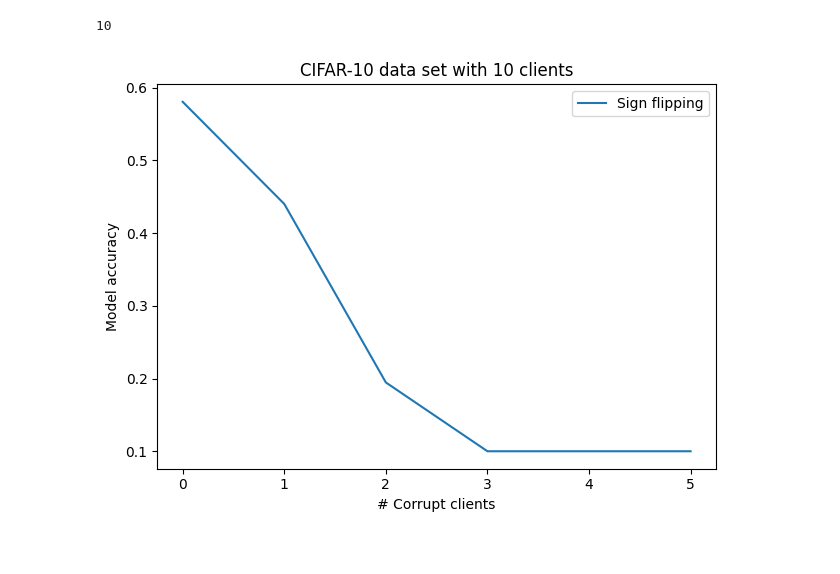
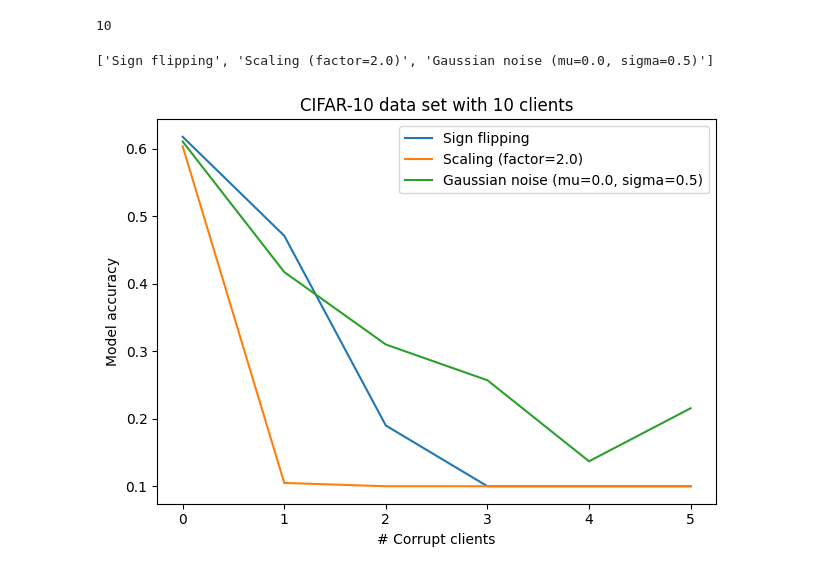
Before and after one commit to sbaldasty/heracleum, a Jupyter notebook: analysis/poisoneffect.ipynb, the cells around one changed output. Saved outputs shown, nothing was run; the diff lists cells and outputs as text; code cells hidden in the pictures.

```diff
--- a/analysis/poisoneffect.ipynb
+++ b/analysis/poisoneffect.ipynb
@@ -16,13 +16,21 @@ n_clients = df['n_clients'].iloc[0]
 n_clients
 # %% [output]
 10
+# %%
+attacks = list(df['attack'].unique())
+attacks
+# %% [output]
+['Sign flipping', 'Scaling (factor=2.0)', 'Gaussian noise (mu=0.0, sigma=0.5)']
 # %%
-plt.plot(df['n_corrupt_clients'], df['accuracy'], label='Sign flipping')
+for attack in attacks:
+    subdf = df[df['attack'] == attack]
+    plt.plot(subdf['n_corrupt_clients'], subdf['accuracy'], label=attack)
+
 plt.title(f'CIFAR-10 data set with {n_clients} clients')
 plt.xlabel("# Corrupt clients")
 plt.ylabel("Model accuracy")
 plt.legend()
 plt.tight_layout()
 plt.show()
 # %% [output]
-[figure, old version]
+[figure, new version]
```
Also changed, not shown: parts of 1 cell of this notebook, 4 other files.
